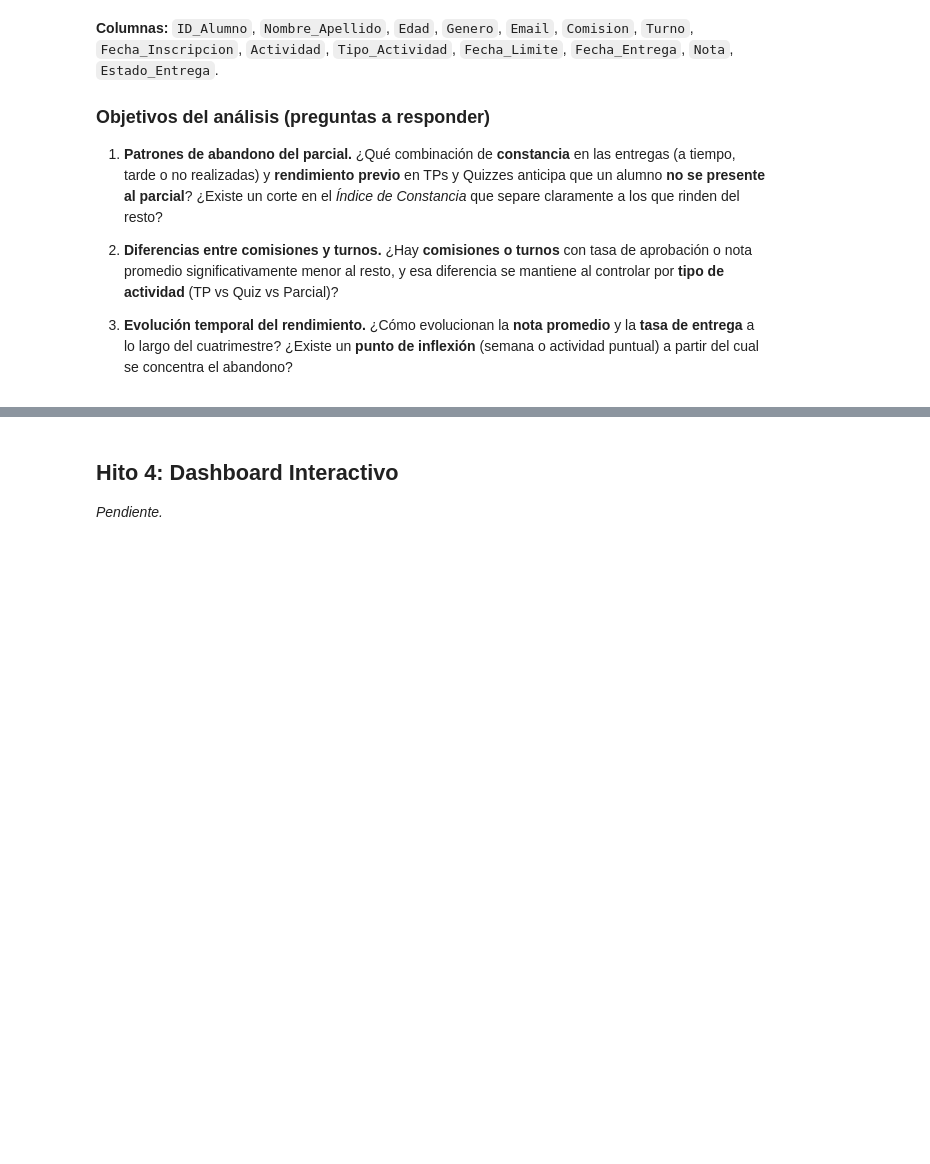
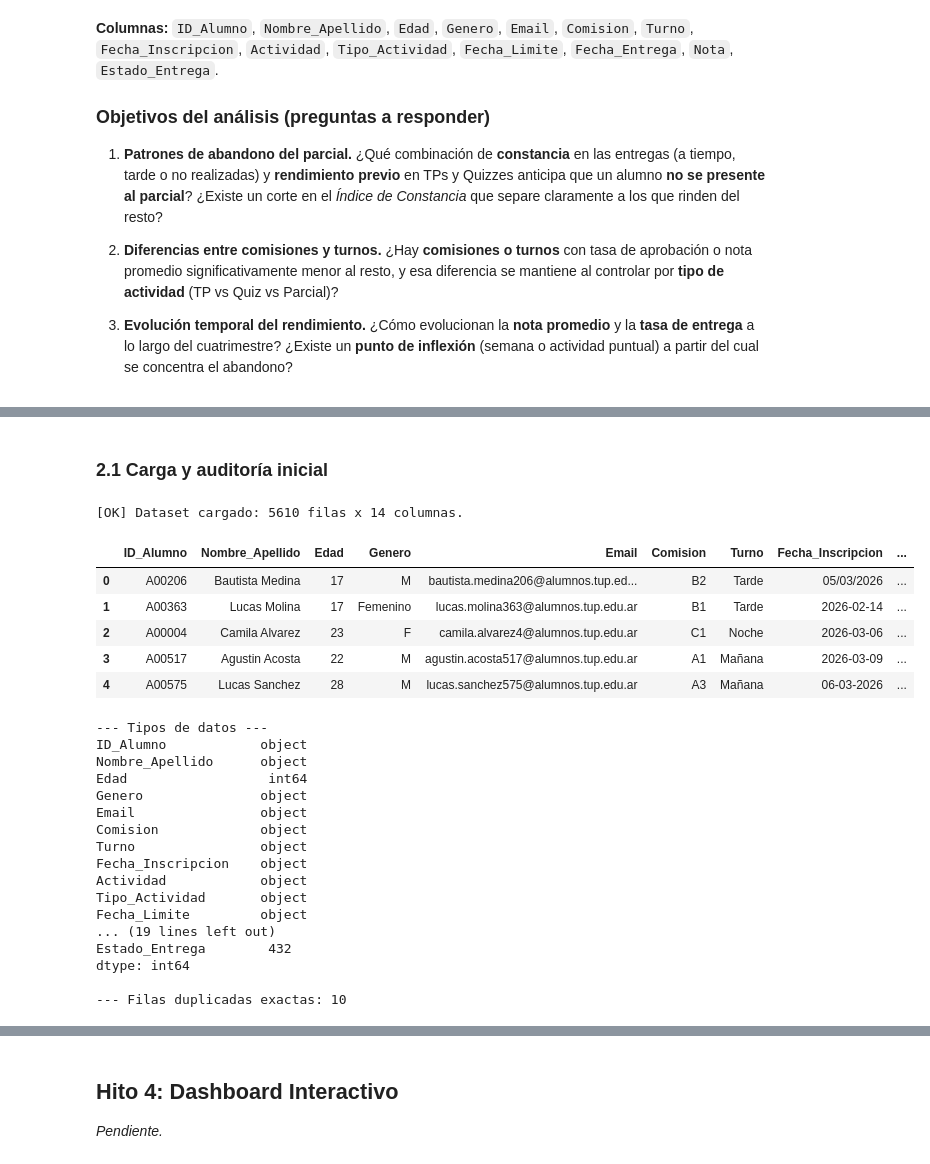
Before and after one commit to AxelMejias/Integrador-Rigoni, a Jupyter notebook: notebooks/TPI_Analisis_Datos.ipynb, the cells around one changed output, grey strips where cells are left out. Drawn from its saved outputs; the diff is of its cells as text; code cells hidden in the pictures; blank space fills up the shorter version.

```diff
--- a/notebooks/TPI_Analisis_Datos.ipynb
+++ b/notebooks/TPI_Analisis_Datos.ipynb
@@ -55,4 +53,0 @@ RUTA_CSV = os.path.join("..", "data", "Calificaciones.csv")
-# %%
-df = pd.read_csv(RUTA_CSV)
-print(f"Shape: {df.shape}")
-df.head()
@@ -63,0 +69,53 @@ df.head()
+# %% [markdown]
+### 2.1 Carga y auditoría inicial
+# %%
+def cargar_dataset(ruta: str) -> pd.DataFrame:
+    """Lee el CSV crudo. Eleva un FileNotFoundError con mensaje claro."""
+    try:
+        df = pd.read_csv(ruta)
+    except FileNotFoundError as e:
+        raise FileNotFoundError(
+            f"No se encontró '{ruta}'. Verificá que el archivo esté "
+            f"en la carpeta data/ junto a este notebook."
+        ) from e
+    print(f"[OK] Dataset cargado: {df.shape[0]} filas x {df.shape[1]} columnas.")
+    return df
+
+
+def auditar(df: pd.DataFrame) -> None:
+    """Imprime tipos, nulos por columna y duplicados exactos."""
+    print("--- Tipos de datos ---")
+    print(df.dtypes)
+    print("\n--- Nulos por columna ---")
+    print(df.isna().sum())
+    print(f"\n--- Filas duplicadas exactas: {df.duplicated().sum()}")
+
+
+df_raw = cargar_dataset(RUTA_CSV)
+display(df_raw.head())
+auditar(df_raw)
+# %% [output]
+[OK] Dataset cargado: 5610 filas x 14 columnas.
+|  | ID_Alumno | Nombre_Apellido | Edad | Genero | Email | Comision | Turno | Fecha_Inscripcion | ... |
+| 0 | A00206 | Bautista Medina | 17 | M | bautista.medina206@alumnos.tup.ed... | B2 | Tarde | 05/03/2026 | ... |
+| 1 | A00363 | Lucas Molina | 17 | Femenino | lucas.molina363@alumnos.tup.edu.ar | B1 | Tarde | 2026-02-14 | ... |
+| 2 | A00004 | Camila Alvarez | 23 | F | camila.alvarez4@alumnos.tup.edu.ar | C1 | Noche | 2026-03-06 | ... |
+| 3 | A00517 | Agustin Acosta | 22 | M | agustin.acosta517@alumnos.tup.edu.ar | A1 | Mañana | 2026-03-09 | ... |
+| 4 | A00575 | Lucas Sanchez | 28 | M | lucas.sanchez575@alumnos.tup.edu.ar | A3 | Mañana | 06-03-2026 | ... |
+--- Tipos de datos ---
+ID_Alumno            object
+Nombre_Apellido      object
+Edad                  int64
+Genero               object
+Email                object
+Comision             object
+Turno                object
+Fecha_Inscripcion    object
+Actividad            object
+Tipo_Actividad       object
+Fecha_Limite         object
+... (19 lines left out)
+Estado_Entrega        432
+dtype: int64
+
+--- Filas duplicadas exactas: 10
```
Also changed, not shown: parts of 18 cells of this notebook, 2 other files.
